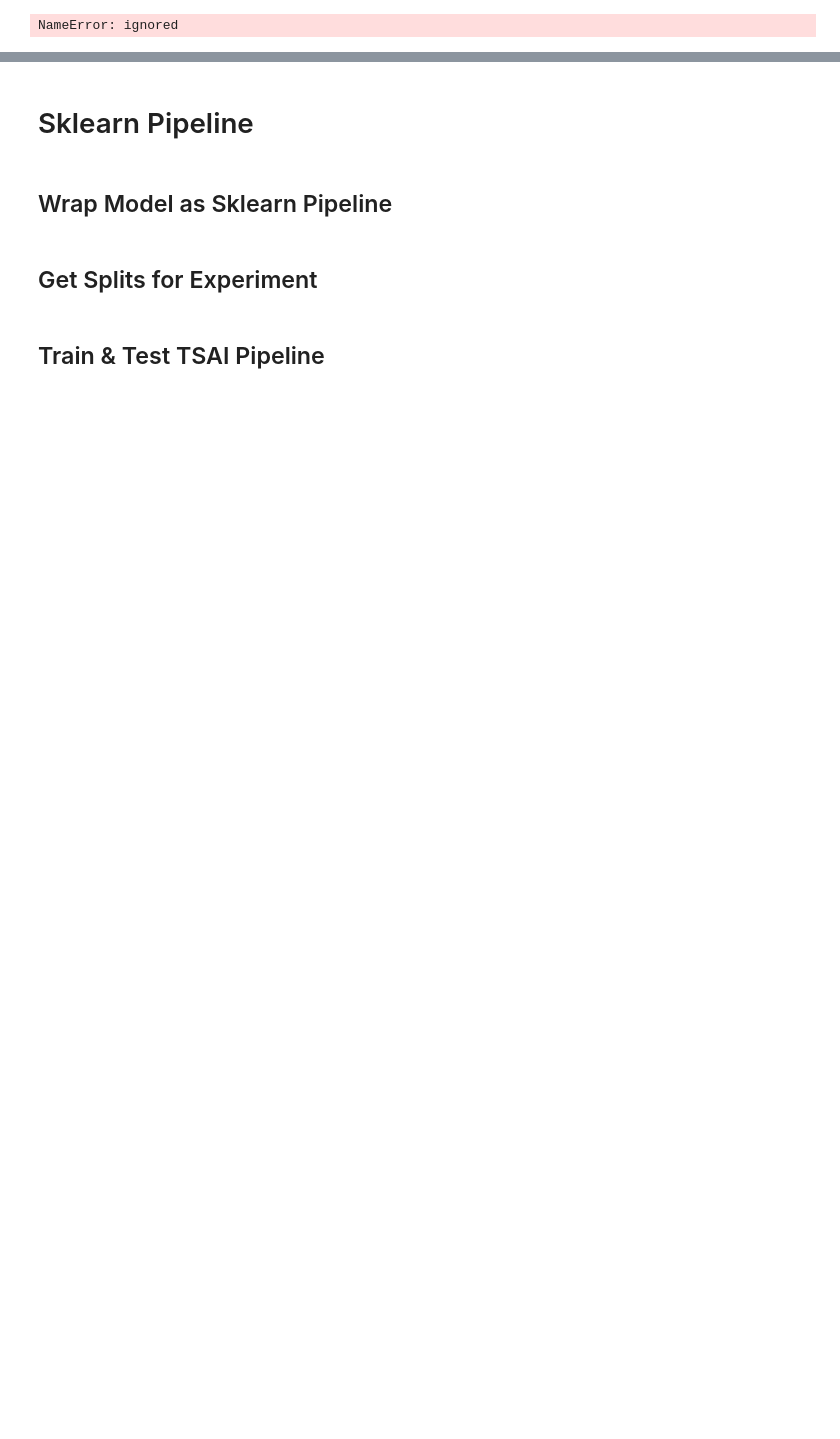
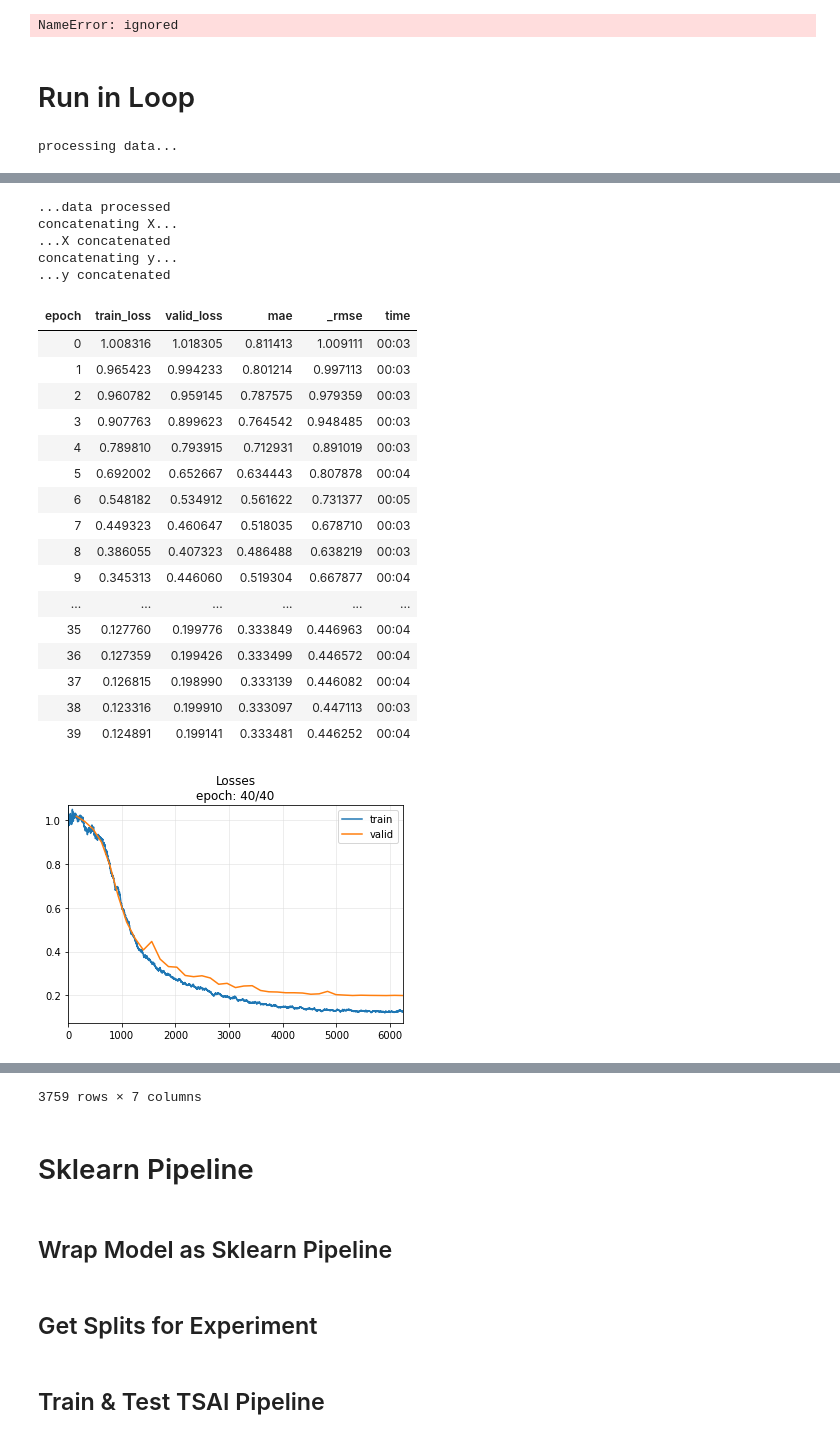
Before and after one commit to Angus-McLean/nipams-bp-py, a Jupyter notebook: notebooks/AI - Pipeline Train & Test.ipynb, the cells around one changed output, grey strips where cells are left out. Cells and saved outputs as stored; diff of their text form; code cells hidden in the pictures; blank space fills up the shorter version.

```diff
--- a/notebooks/AI - Pipeline Train & Test.ipynb
+++ b/notebooks/AI - Pipeline Train & Test.ipynb
@@ -173,3 +192,42 @@ pd.DataFrame([yTarget, yPreds]).T.plot.scatter(0,1)
 STOP_HERE
 # %% [output]
 NameError: ignored
+# %% [markdown]
+# Run in Loop
+# %%
+from tsai.data.preparation import SlidingWindowPanelSplitter
+
+TARGET = 'dbp'
+
+arrX = ['ax', 'ay', 'az', 'gx', 'gy', 'gz']
+arrY = [TARGET]
+dfReind[arrX + arrY] = dfReind[arrX + arrY].fillna(method='ffill').fillna(method='bfill')
+# https://timeseriesai.github.io/tsai//data.preparation#SlidingWindowPanel
+# X, y = SlidingWindowPanel(600, unique_id_cols=['file'], stride=200,
+X, y = SlidingWindowPanelSplitter(window_len=190, unique_id_cols=['file'], stride=100,
+                                  get_x=arrX,
+                                  get_y=[TARGET])(dfReind)
+
+splits_tsai = TrainValidTestSplitter(valid_size=0.2, shuffle=True)(y)
+
+# Normalize y's
+y_raw = y.copy()
+y = (y - y.mean()) / y.std()
+tfms  = [None, [TSRegression()]]
+batch_tfms = TSStandardize(by_var=True)
+dls = get_ts_dls(X, y, splits=splits_tsai, tfms=tfms, batch_tfms=batch_tfms, bs=64)
+# dls = get_ts_dls(X, y, tfms=tfms, batch_tfms=batch_tfms, bs=5)
+
+X.shape, y.shape
+learn = ts_learner(dls, InceptionTime, metrics=[mae, rmse], cbs=ShowGraph())
+learn.fit_one_cycle(20, 1e-5)
+def unnorm_y(ser): return (ser*y_raw.std()+y_raw.mean())
+
+probas, _, preds = learn.get_X_preds(X[splits_tsai[1]])
+yTarget, yPreds = unnorm_y(y[splits_tsai[1]]), unnorm_y(np.array(preds).flatten())
+dfRes_ = pd.DataFrame([yTarget, yPreds], index=[f'{TARGET}_actuals',f'{TARGET}_preds']).T
+dfRes = pd.merge(dfBp, dfRes_, left_on=TARGET, right_on=f'{TARGET}_actuals').drop_duplicates(INDICIES).set_index(INDICIES)
+dfRes = dfRes.assign(fold_number=0)
+dfRes
+# %% [output]
+processing data...
@@ -175,0 +235,23 @@ NameError: ignored
+...data processed
+concatenating X...
+...X concatenated
+concatenating y...
+...y concatenated
+| epoch | train_loss | valid_loss | mae | _rmse | time |
+| 0 | 1.008316 | 1.018305 | 0.811413 | 1.009111 | 00:03 |
+| 1 | 0.965423 | 0.994233 | 0.801214 | 0.997113 | 00:03 |
+| 2 | 0.960782 | 0.959145 | 0.787575 | 0.979359 | 00:03 |
+| 3 | 0.907763 | 0.899623 | 0.764542 | 0.948485 | 00:03 |
+| 4 | 0.789810 | 0.793915 | 0.712931 | 0.891019 | 00:03 |
+| 5 | 0.692002 | 0.652667 | 0.634443 | 0.807878 | 00:04 |
+| 6 | 0.548182 | 0.534912 | 0.561622 | 0.731377 | 00:05 |
+| 7 | 0.449323 | 0.460647 | 0.518035 | 0.678710 | 00:03 |
+| 8 | 0.386055 | 0.407323 | 0.486488 | 0.638219 | 00:03 |
+| 9 | 0.345313 | 0.446060 | 0.519304 | 0.667877 | 00:04 |
+| ... | ... | ... | ... | ... | ... |
+| 35 | 0.127760 | 0.199776 | 0.333849 | 0.446963 | 00:04 |
+| 36 | 0.127359 | 0.199426 | 0.333499 | 0.446572 | 00:04 |
+| 37 | 0.126815 | 0.198990 | 0.333139 | 0.446082 | 00:04 |
+| 38 | 0.123316 | 0.199910 | 0.333097 | 0.447113 | 00:03 |
+| 39 | 0.124891 | 0.199141 | 0.333481 | 0.446252 | 00:04 |
+[figure, added]
@@ -175,0 +273 @@ NameError: ignored
+3759 rows × 7 columns
```
Also changed, not shown: parts of 9 cells of this notebook.
